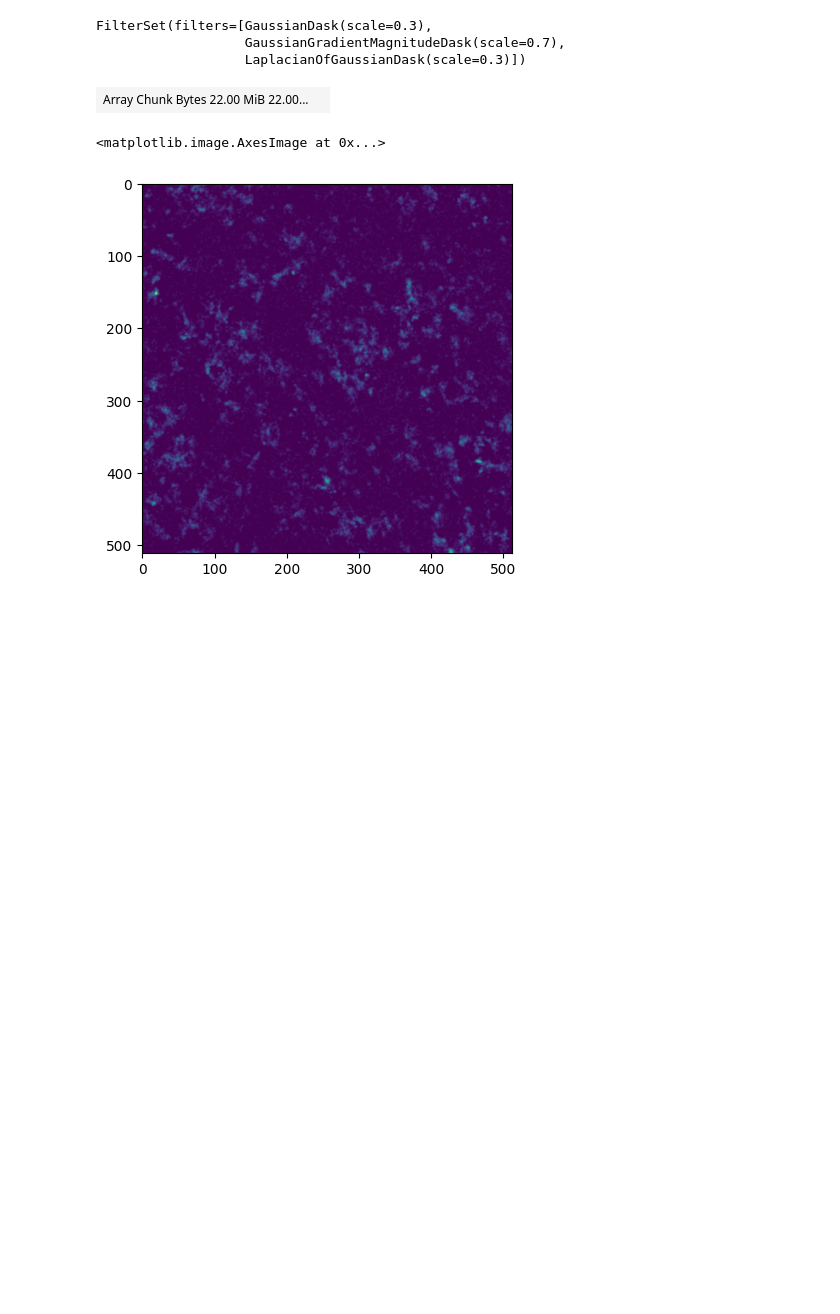
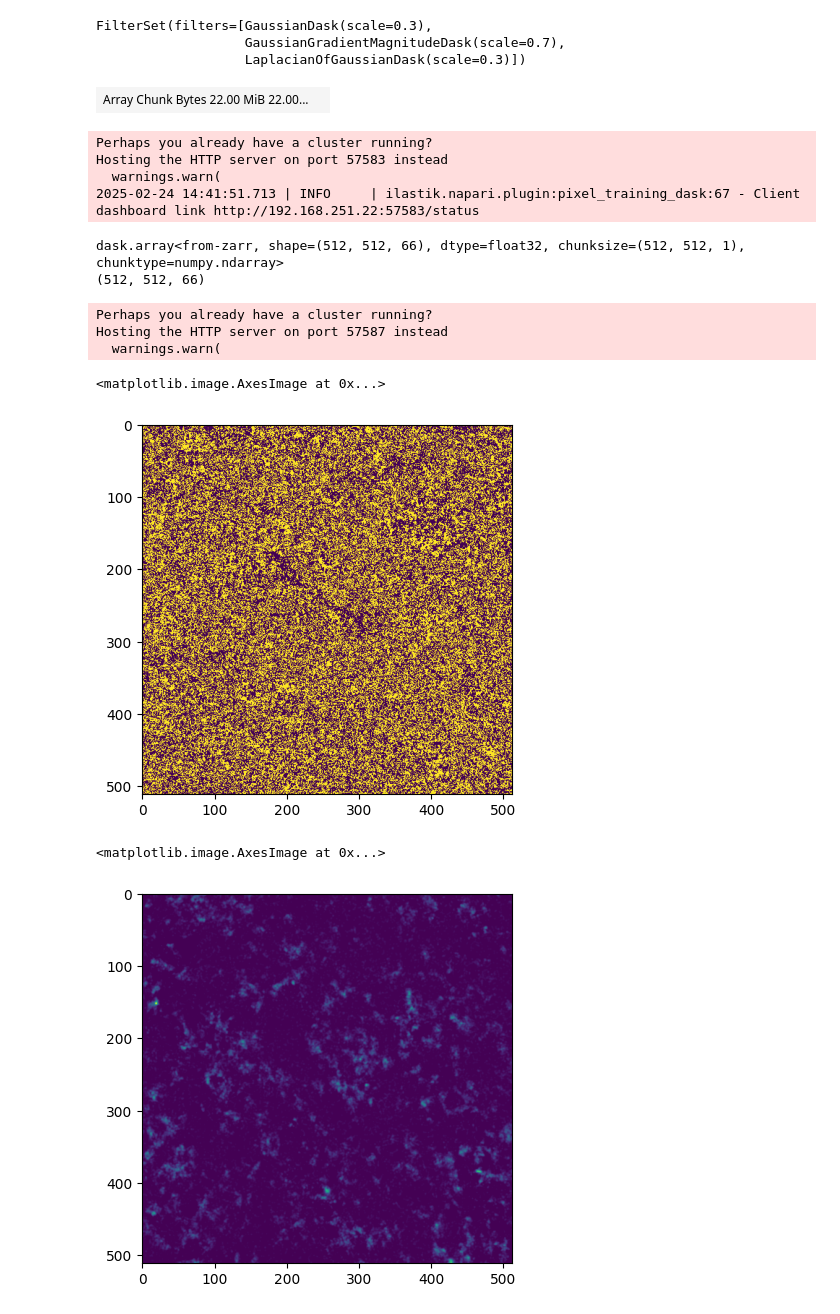
Before and after one commit to ArneDefauw/ilastik-napari, a Jupyter notebook: notebooks/dask_pipelines.ipynb, the cells around one changed output. Saved outputs shown, nothing was run; the diff lists cells and outputs as text; code cells hidden in the pictures; blank space fills up the shorter version.

```diff
--- a/notebooks/dask_pipelines.ipynb
+++ b/notebooks/dask_pipelines.ipynb
@@ -32,10 +32,31 @@ sdata = read_zarr(r"C:\Users\matti\Documents\WERK\STAGE\VIB\sdata_multi_channel.
 
 #image=imread( "/Users/arnedf/VIB/DATA/test_data_ilastik/fov0/*.tiff" )
 
-image=sdata[ "raw_image" ].data
+image=da.asarray(sdata[ "raw_image" ].data)
 image
 # %% [output]
 | Array Chunk Bytes 22.00 MiB 22.00... |  |
+# %%
+from ilastik.napari.plugin import Dask_model
+
+
+model = Dask_model(path)
+
+labels = np.random.choice([0, 1, 2], size=image.shape[1:], p=[0.8, 0.1, 0.1])
+
+imshow(model._dask_workflow(image, labels, features, True))
+# %% [output]
+Perhaps you already have a cluster running?
+Hosting the HTTP server on port 57583 instead
+  warnings.warn(
+2025-02-24 14:41:51.713 | INFO     | ilastik.napari.plugin:pixel_training_dask:67 - Client dashboard link http://192.168.251.22:57583/status
+dask.array<from-zarr, shape=(512, 512, 66), dtype=float32, chunksize=(512, 512, 1), chunktype=numpy.ndarray>
+(512, 512, 66)
+Perhaps you already have a cluster running?
+Hosting the HTTP server on port 57587 instead
+  warnings.warn(
+<matplotlib.image.AxesImage at 0x...>
+[figure, added]
 # %%
 from matplotlib.pyplot import imshow
 
```
Also changed, not shown: parts of 9 cells of this notebook, 2 other files.
